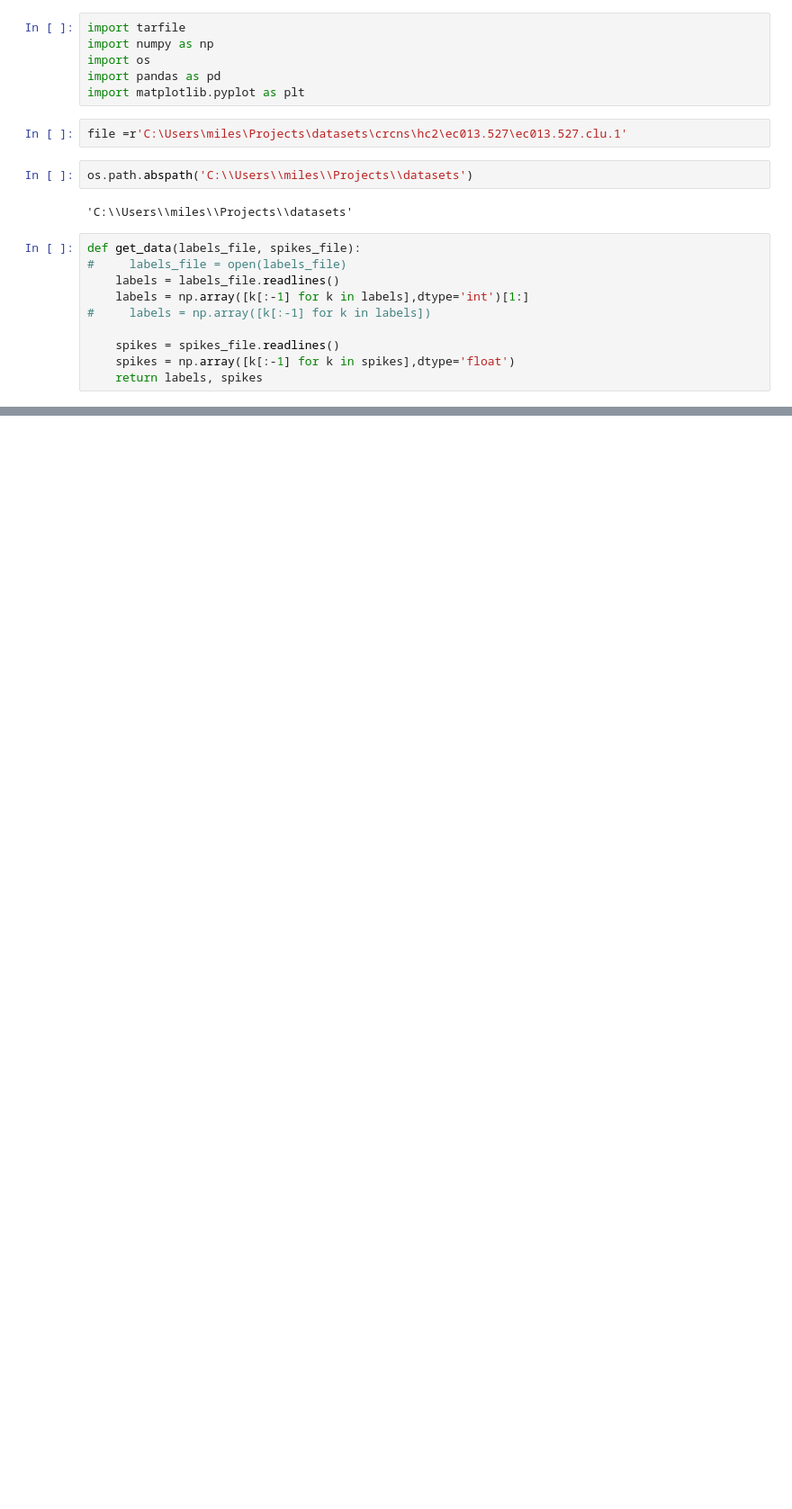
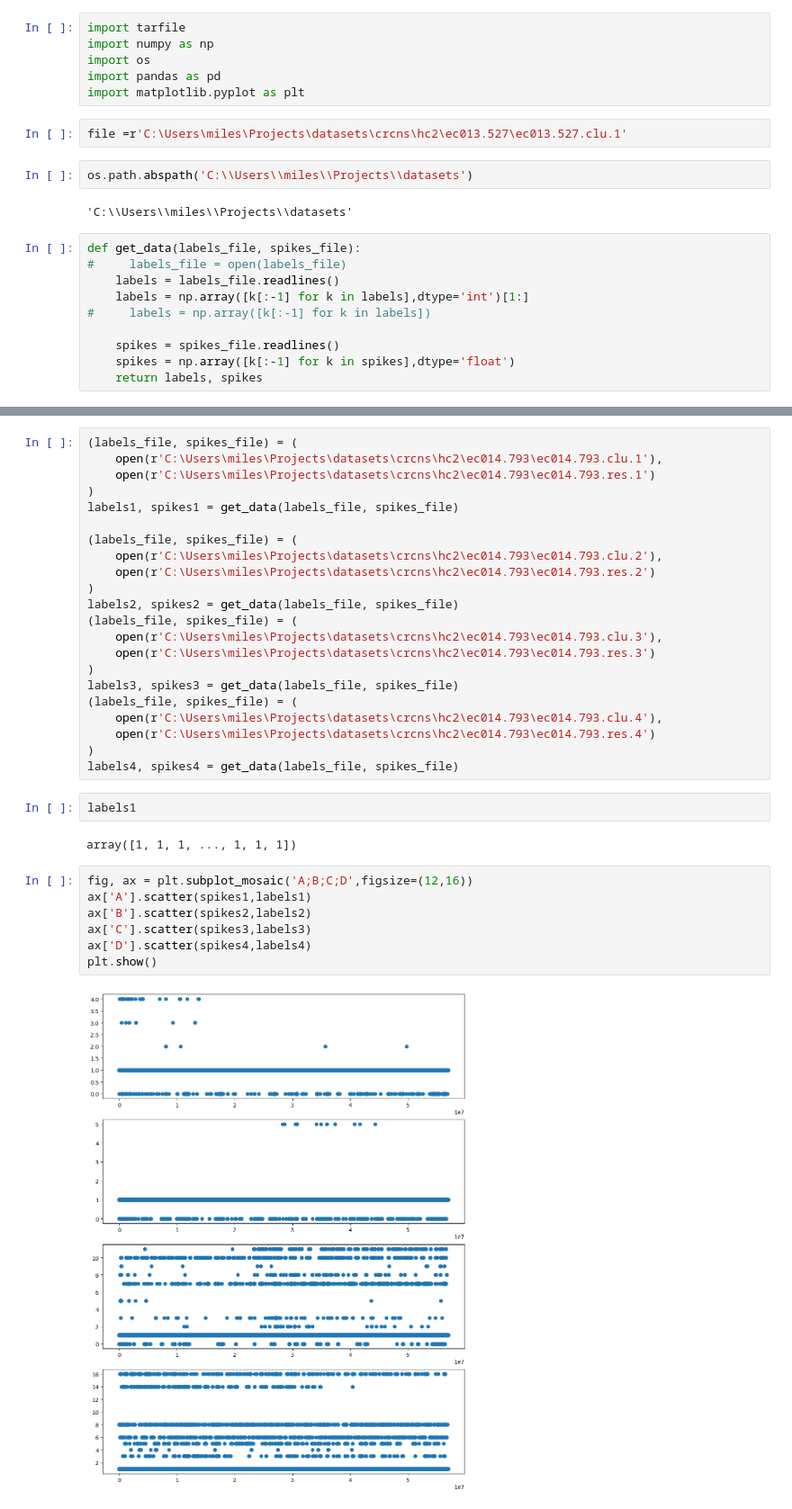
Before and after one commit to CosmicSurgery/thesis_notebooks, a Jupyter notebook: 2023.08.31 - h2 dataset hippocampus .ipynb, the cells around one changed output, grey strips where cells are left out. Shown at 90% size. Cells and saved outputs as stored; diff of their text form; blank space fills up the shorter version.

Commit message:
added auditory cortex dataset

```diff
--- a/2023.08.31 - h2 dataset hippocampus .ipynb
+++ b/2023.08.31 - h2 dataset hippocampus .ipynb
@@ -52,0 +57,35 @@ plt.show()
+# %%
+(labels_file, spikes_file) = (
+    open(r'C:\Users\miles\Projects\datasets\crcns\hc2\ec014.793\ec014.793.clu.1'),
+    open(r'C:\Users\miles\Projects\datasets\crcns\hc2\ec014.793\ec014.793.res.1')
+)
+labels1, spikes1 = get_data(labels_file, spikes_file)
+
+(labels_file, spikes_file) = (
+    open(r'C:\Users\miles\Projects\datasets\crcns\hc2\ec014.793\ec014.793.clu.2'),
+    open(r'C:\Users\miles\Projects\datasets\crcns\hc2\ec014.793\ec014.793.res.2')
+)
+labels2, spikes2 = get_data(labels_file, spikes_file)
+(labels_file, spikes_file) = (
+    open(r'C:\Users\miles\Projects\datasets\crcns\hc2\ec014.793\ec014.793.clu.3'),
+    open(r'C:\Users\miles\Projects\datasets\crcns\hc2\ec014.793\ec014.793.res.3')
+)
+labels3, spikes3 = get_data(labels_file, spikes_file)
+(labels_file, spikes_file) = (
+    open(r'C:\Users\miles\Projects\datasets\crcns\hc2\ec014.793\ec014.793.clu.4'),
+    open(r'C:\Users\miles\Projects\datasets\crcns\hc2\ec014.793\ec014.793.res.4')
+)
+labels4, spikes4 = get_data(labels_file, spikes_file)
+# %%
+labels1
+# %% [output]
+array([1, 1, 1, ..., 1, 1, 1])
+# %%
+fig, ax = plt.subplot_mosaic('A;B;C;D',figsize=(12,16))
+ax['A'].scatter(spikes1,labels1)
+ax['B'].scatter(spikes2,labels2)
+ax['C'].scatter(spikes3,labels3)
+ax['D'].scatter(spikes4,labels4)
+plt.show()
+# %% [output]
+[figure, added]
```
Also changed, not shown: parts of 14 cells of this notebook.
